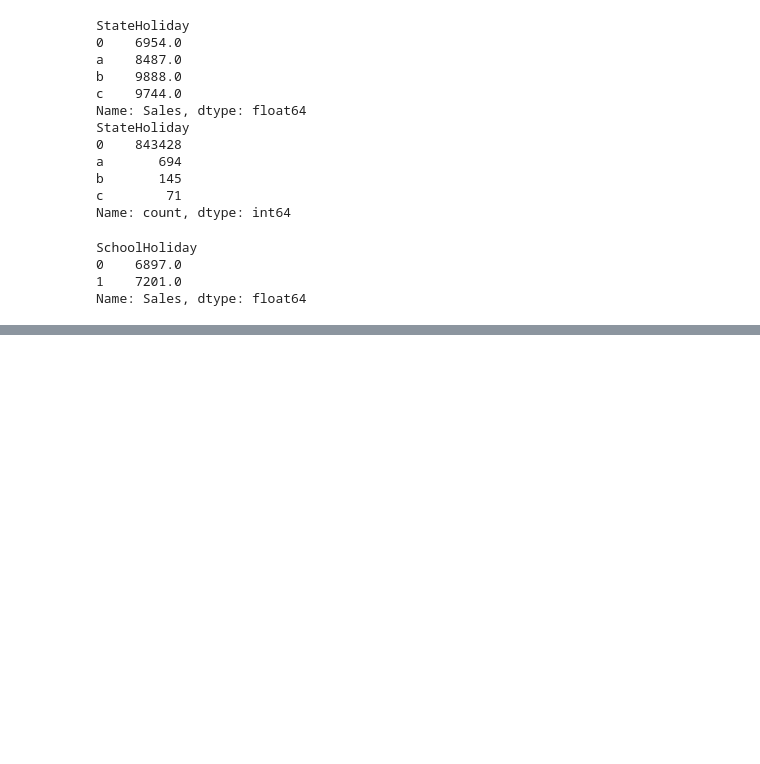
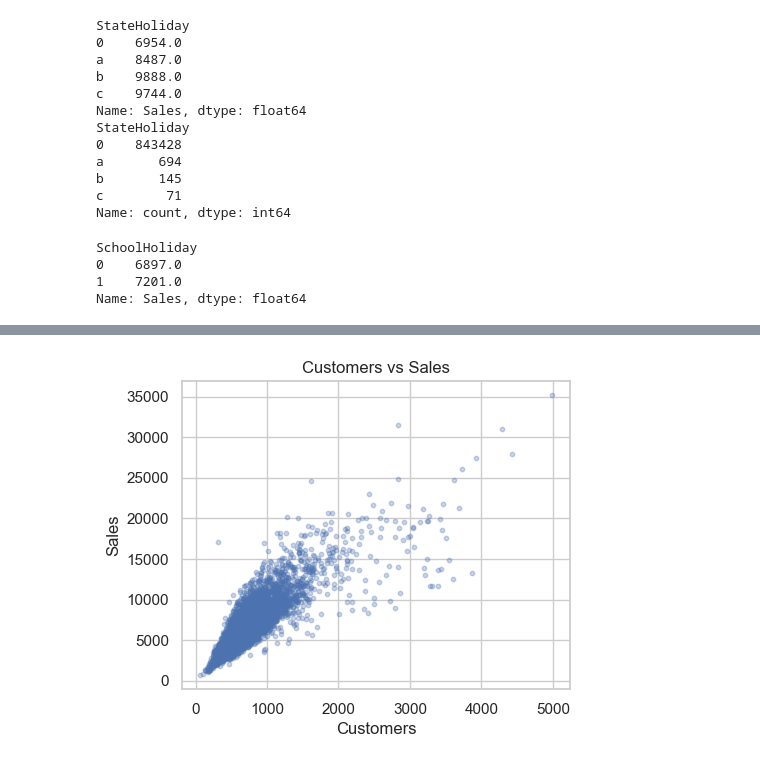
Before and after one commit to sam-ensafi/retail-sales-forecasting-rossmann, a Jupyter notebook: notebooks/eda.ipynb, the cells around one changed output, grey strips where cells are left out. Saved outputs shown, nothing was run; the diff lists cells and outputs as text; code cells hidden in the pictures; blank space fills up the shorter version.

```diff
--- a/notebooks/eda.ipynb
+++ b/notebooks/eda.ipynb
@@ -440,0 +474,12 @@ Name: Sales, dtype: float64
+# %%
+# customers vs sales on random sample of 5000 rows to make sure plot isn't too crowdy
+sample = open_df.sample(5000,random_state=42)
+plt.figure(figsize=(5,4))
+plt.scatter(sample["Customers"],sample['Sales'], s=10, alpha=0.3)
+#plt.scatter(sample["Customers"],sample['Sales'])
+plt.xlabel("Customers")
+plt.ylabel('Sales')
+plt.title("Customers vs Sales")
+plt.show()
+# %% [output]
+[figure, added]
```
Also changed, not shown: parts of 11 cells of this notebook.
